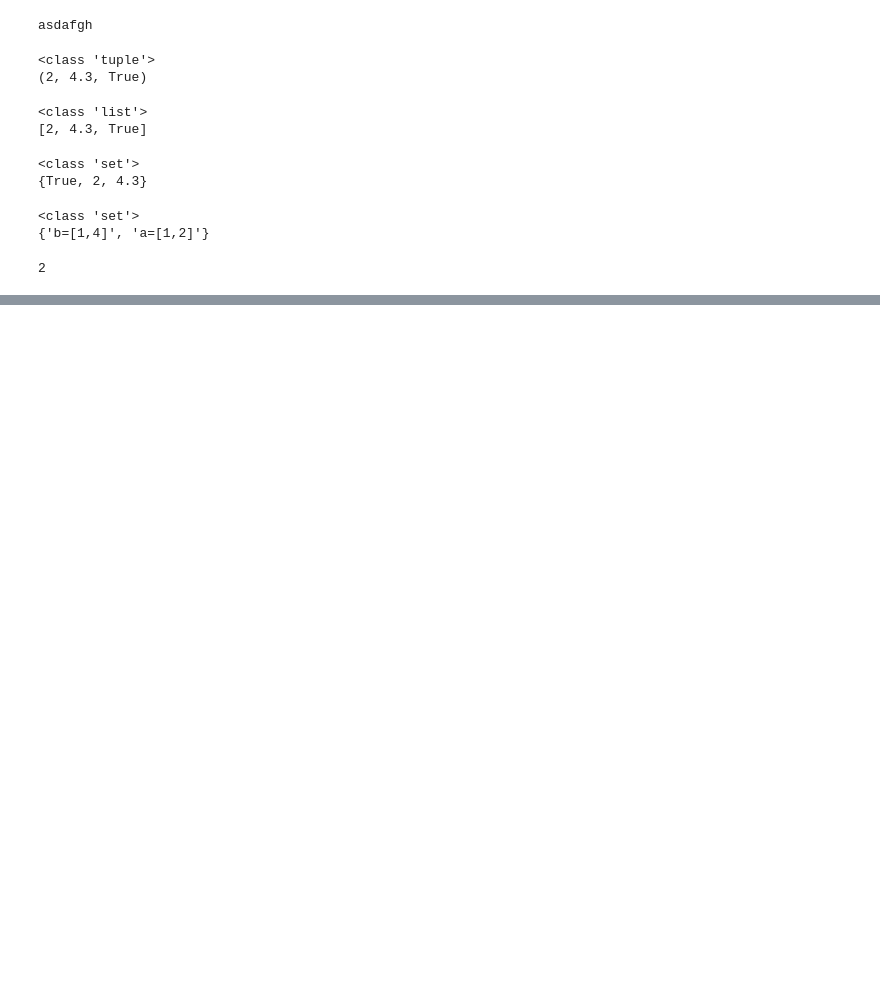
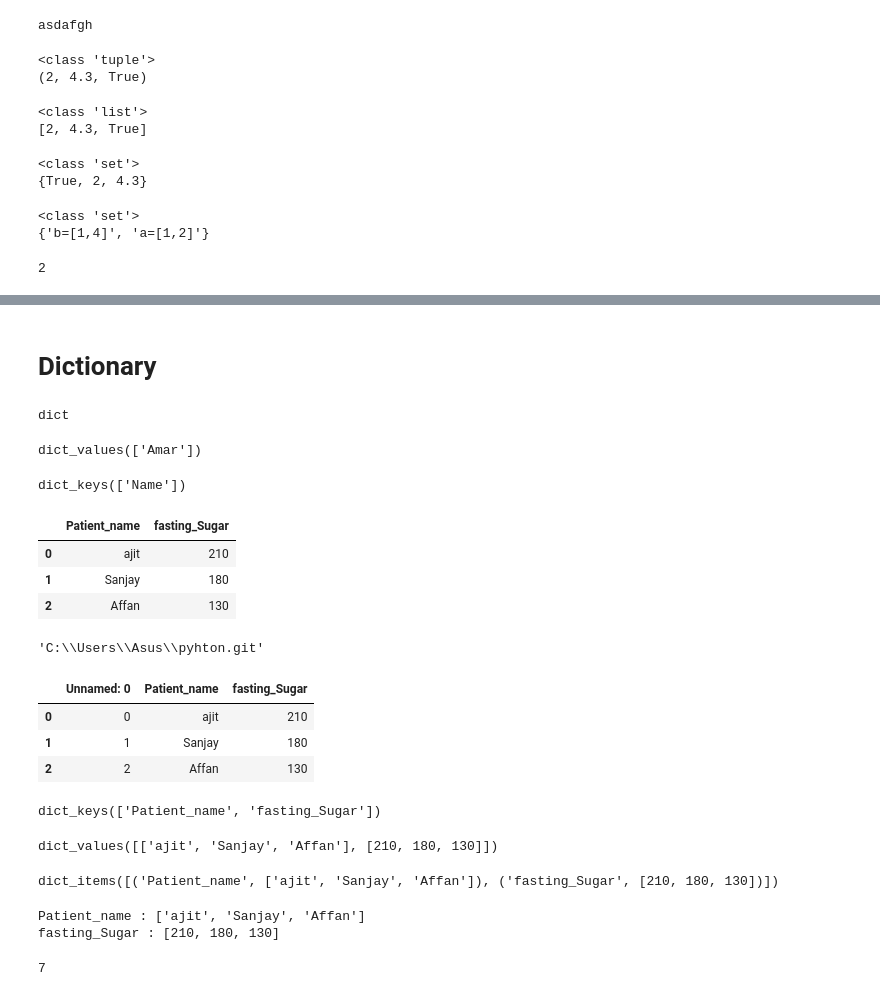
Before and after one commit to kadamshruti1809-droid/python, a Jupyter notebook: Practice.ipynb, the cells around one changed output, grey strips where cells are left out. Saved outputs shown, nothing was run; the diff lists cells and outputs as text; code cells hidden in the pictures; blank space fills up the shorter version.

```diff
--- a/Practice.ipynb
+++ b/Practice.ipynb
@@ -695,0 +880,2 @@ list1[0]
+# %% [markdown]
+# Dictionary
@@ -695,0 +884,60 @@ list1[0]
+# %%
+dict1 = {3:4} #keys value
+type(dict1)
+# %% [output]
+dict
+# %%
+dict1 = {"Name": "Amar"} #{key1:value1,key2:value2....}
+dict1.values()
+# %% [output]
+dict_values(['Amar'])
+# %%
+dict1.keys()
+# %% [output]
+dict_keys(['Name'])
+# %%
+report = { "Patient_name":["ajit","Sanjay","Affan"],"fasting_Sugar":[210,180,130]}
+import pandas as pd
+file = pd.DataFrame(report)
+file
+# %% [output]
+|  | Patient_name | fasting_Sugar |
+| 0 | ajit | 210 |
+| 1 | Sanjay | 180 |
+| 2 | Affan | 130 |
+# %%
+pwd()
+# %% [output]
+'C:\\Users\\Asus\\pyhton.git'
+# %%
+file.to_csv("T385_report.csv")
+df = pd.read_csv("T385_report.csv")
+df
+# %% [output]
+|  | Unnamed: 0 | Patient_name | fasting_Sugar |
+| 0 | 0 | ajit | 210 |
+| 1 | 1 | Sanjay | 180 |
+| 2 | 2 | Affan | 130 |
+# %%
+report.keys()
+# %% [output]
+dict_keys(['Patient_name', 'fasting_Sugar'])
+# %%
+report.values()
+# %% [output]
+dict_values([['ajit', 'Sanjay', 'Affan'], [210, 180, 130]])
+# %%
+report.items()
+# %% [output]
+dict_items([('Patient_name', ['ajit', 'Sanjay', 'Affan']), ('fasting_Sugar', [210, 180, 130])])
+# %%
+for i,j in report.items():
+    print(i,":",j)
+# %% [output]
+Patient_name : ['ajit', 'Sanjay', 'Affan']
+fasting_Sugar : [210, 180, 130]
+# %%
+sample=[(4,5,6),(7,8)]
+sample[1][0]
+# %% [output]
+7
```
Also changed, not shown: parts of 41 cells of this notebook, 1 other file.
